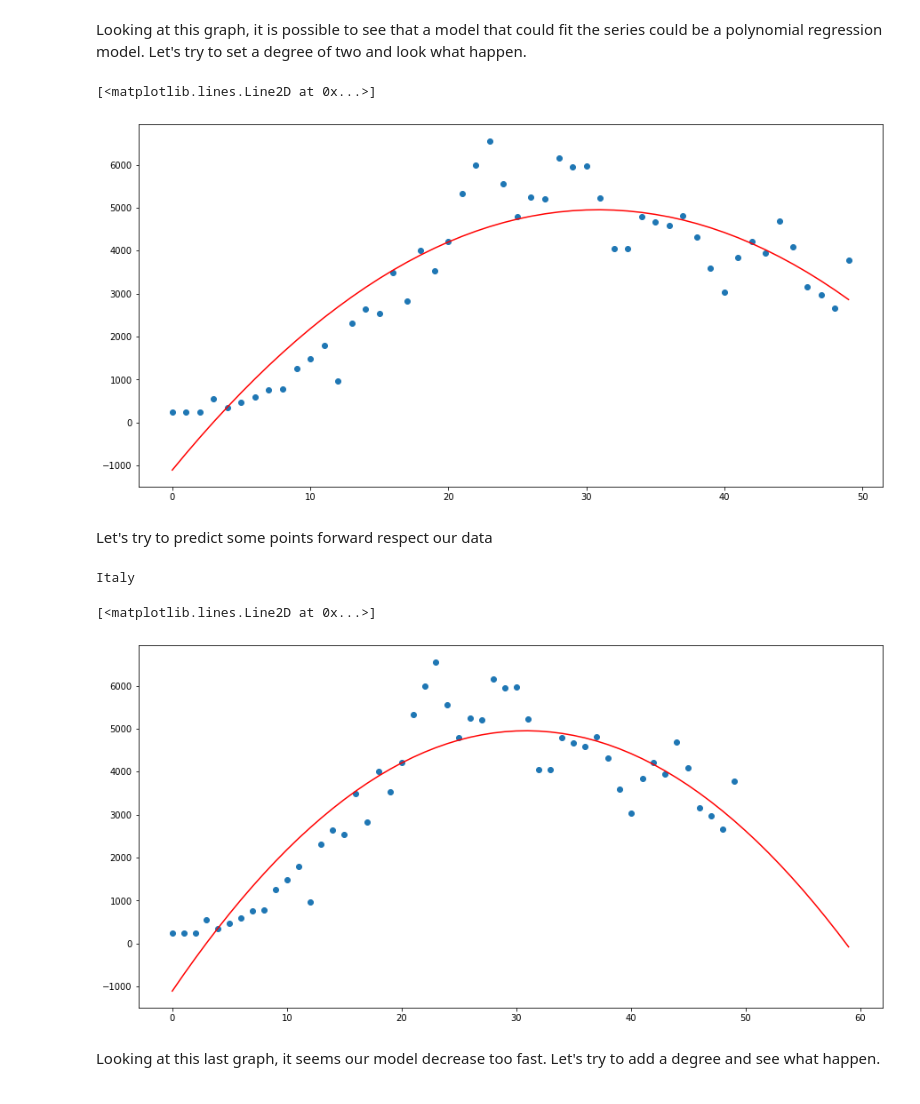
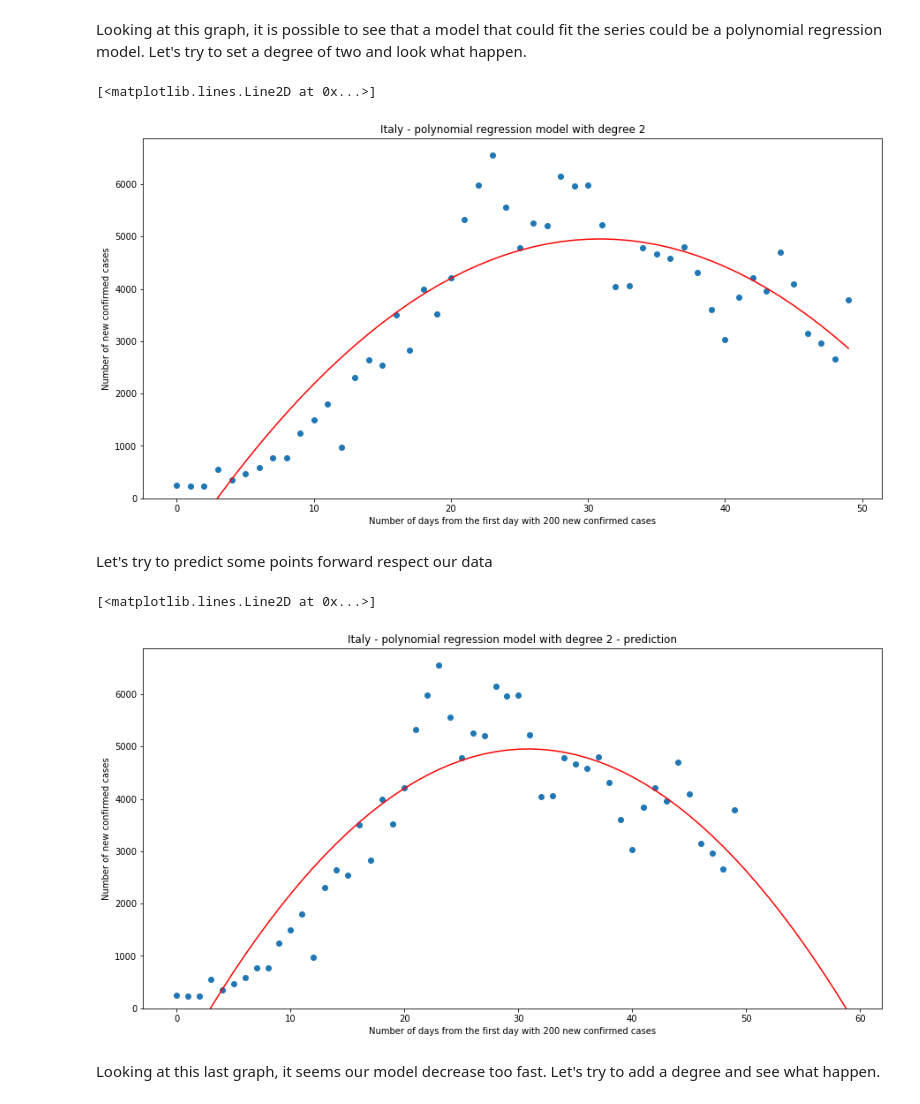
Before and after one commit to Mattia81/DataScienceForBusiness, a Jupyter notebook: COVID19_analysis/COVID19_analysis.ipynb, the cells around one changed output. Drawn from its saved outputs; the diff is of its cells as text; code cells hidden in the pictures.

Commit message:
Insert title and scales label in some graphs

```diff
--- a/COVID19_analysis/COVID19_analysis.ipynb
+++ b/COVID19_analysis/COVID19_analysis.ipynb
@@ -114,7 +114,7 @@ The dataset contains for each country the number of inhabitants. This dataset is
 # %%
 #load population dataset keeping only the necessary columns
 #(countries and number of inhabitants) renaiming them
-df_population = pd.read_csv("./COVID19_analysis/dataset/population_by_country_2020.csv")
+df_population = pd.read_csv("../COVID19_analysis/dataset/population_by_country_2020.csv")
 df_population = df_population[['Country (or dependency)','Population (2020)']]
 df_population.drop_duplicates(inplace = True)
 df_population.rename(columns={"Country (or dependency)": "Country",
@@ -142,7 +142,7 @@ It contains the following columns:
 </ul>
 # %%
 #load lockdown dataset
-df_lockdown = pd.read_csv("./COVID19_analysis/dataset/countryLockdowndates.csv")
+df_lockdown = pd.read_csv("../COVID19_analysis/dataset/countryLockdowndates.csv")
 
 #rename column relative to country
 df_lockdown.rename(columns={"Country/Region": "Country","Date":"Beginning Date"}, inplace = True)
@@ -175,7 +175,7 @@ https://www.kaggle.com/fernandol/countries-of-the-world#countries%20of%20the%20w
 # %%
 #load dataset
 pd.set_option('mode.chained_assignment', None)
-df_population_density_ = pd.read_csv("./COVID19_analysis/dataset/population_density.csv")
+df_population_density_ = pd.read_csv("../COVID19_analysis/dataset/population_density.csv")
 df_population_density = df_population_density_[['Country','Pop. Density (per sq. mi.)']]
 df_population_density.rename(columns = {'Pop. Density (per sq. mi.)': 'Population density'}, inplace = True)
 #trim country value because original dataset has a space at the end
@@ -1282,17 +1282,21 @@ Looking at this graph, it is possible to see that a model that could fit the ser
 # %%
 poly_features = PolynomialFeatures(degree=2,include_bias=False)
 x_poly=poly_features.fit_transform(np.array(filtered_new_cases.index).reshape(-1, 1))
 
 linear_reg=LinearRegression()
 
 linear_reg.fit(x_poly,filtered_new_cases['Italy'])
 predI = linear_reg.predict(x_poly)
 plt.figure(figsize=(15,7.5))
 plt.scatter(filtered_new_cases.index,filtered_new_cases['Italy'])
+plt.xlabel("Number of days from the first day with 200 new confirmed cases")
+plt.ylabel("Number of new confirmed cases")
+plt.title("Italy - polynomial regression model with degree 2")
+plt.ylim(bottom=0)
 plt.plot(predI,color='red')
 # %% [output]
 [<matplotlib.lines.Line2D at 0x...>]
-[figure, old version]
+[figure, new version]
 # %% [markdown]
 Let's try to predict some points forward respect our data
 # %%
@@ -1301,12 +1305,14 @@ x_poly = poly_features.fit_transform(np.array(range(0,60)).reshape(-1, 1))
 predI = linear_reg.predict(x_poly)
 plt.figure(figsize=(15,7.5))
 plt.scatter(filtered_new_cases.index,filtered_new_cases['Italy'])
-print("Italy")
+plt.xlabel("Number of days from the first day with 200 new confirmed cases")
+plt.ylabel("Number of new confirmed cases")
+plt.title("Italy - polynomial regression model with degree 2 - prediction")
+plt.ylim(bottom=0)
 plt.plot(predI,color='red')
 # %% [output]
-Italy
+[<matplotlib.lines.Line2D at 0x...>]
-[<matplotlib.lines.Line2D at 0x...>]
-[figure, old version]
+[figure, new version]
 # %% [markdown]
 Looking at this last graph, it seems our model decrease too fast.
 Let's try to add a degree and see what happen.
```
Also changed, not shown: parts of 39 cells of this notebook, 1 other file.
